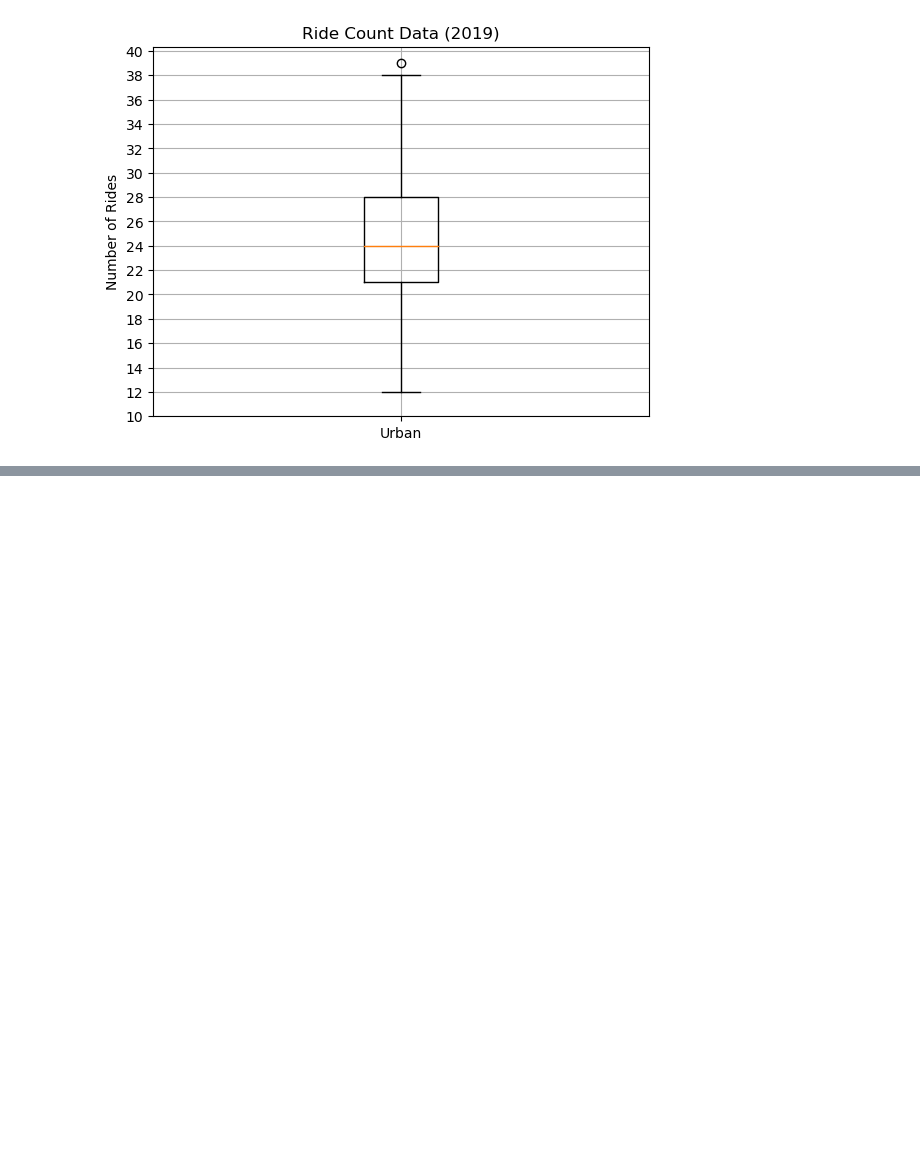
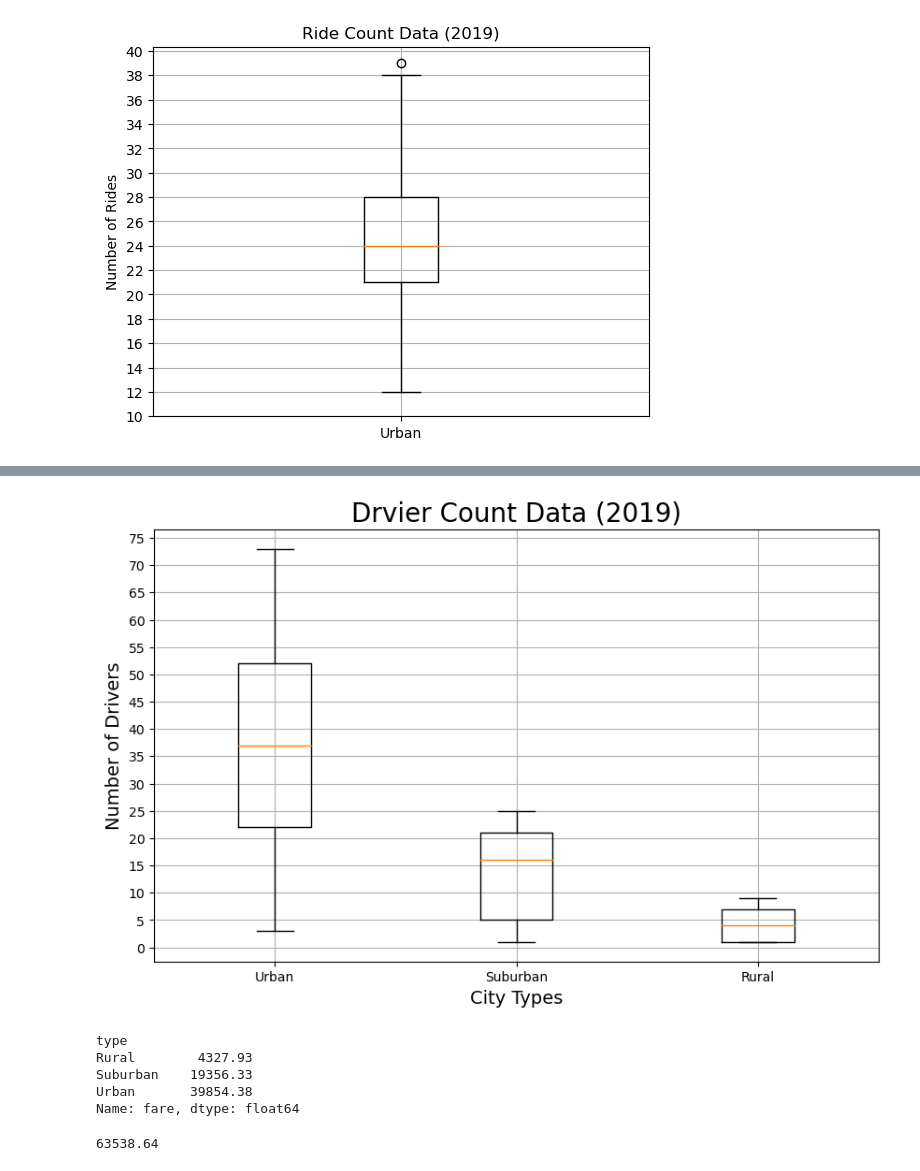
Before and after one commit to afsharritter/M5_Pyber_MatPlotLib, a Jupyter notebook: M5_Pyber_MatPlotLib/Figure1_ScatterPlot_AvgFare_vs_NumberOfRides.ipynb, the cells around one changed output, grey strips where cells are left out. Saved outputs shown, nothing was run; the diff lists cells and outputs as text; code cells hidden in the pictures; blank space fills up the shorter version.

```diff
--- a/M5_Pyber_MatPlotLib/Figure1_ScatterPlot_AvgFare_vs_NumberOfRides.ipynb
+++ b/M5_Pyber_MatPlotLib/Figure1_ScatterPlot_AvgFare_vs_NumberOfRides.ipynb
@@ -646,0 +633,32 @@ plt.show()
+# %%
+#box and whisker plot for Drive Count Data
+x_labels = ["Urban", "Suburban", "Rural"]
+driver_data = [urban_drivers, suburban_drivers, rural_drivers]
+fig, ax = plt.subplots(figsize=(10,6))
+ax.set_title('Drvier Count Data (2019)', fontsize=20)
+ax.set_ylabel('Number of Drivers', fontsize=14)
+ax.set_xlabel('City Types', fontsize=14)
+ax.boxplot(driver_data, labels=x_labels)
+ax.set_yticks(np.arange(0,76, step=5.0))
+ax.grid()
+
+plt.savefig("analysis/Fig4")
+plt.show()
+# %% [output]
+[figure, added]
+# %%
+# Get the sum of the fares for each city type.
+sum_fares_by_type = pyber_data_df.groupby(["type"]).sum()["fare"]
+sum_fares_by_type
+# %% [output]
+type
+Rural        4327.93
+Suburban    19356.33
+Urban       39854.38
+Name: fare, dtype: float64
+# %%
+#get the sum of all fares
+total_fares = pyber_data_df['fare'].sum()
+total_fares
+# %% [output]
+63538.64
```
Also changed, not shown: parts of 23 cells of this notebook, 1 other file.
